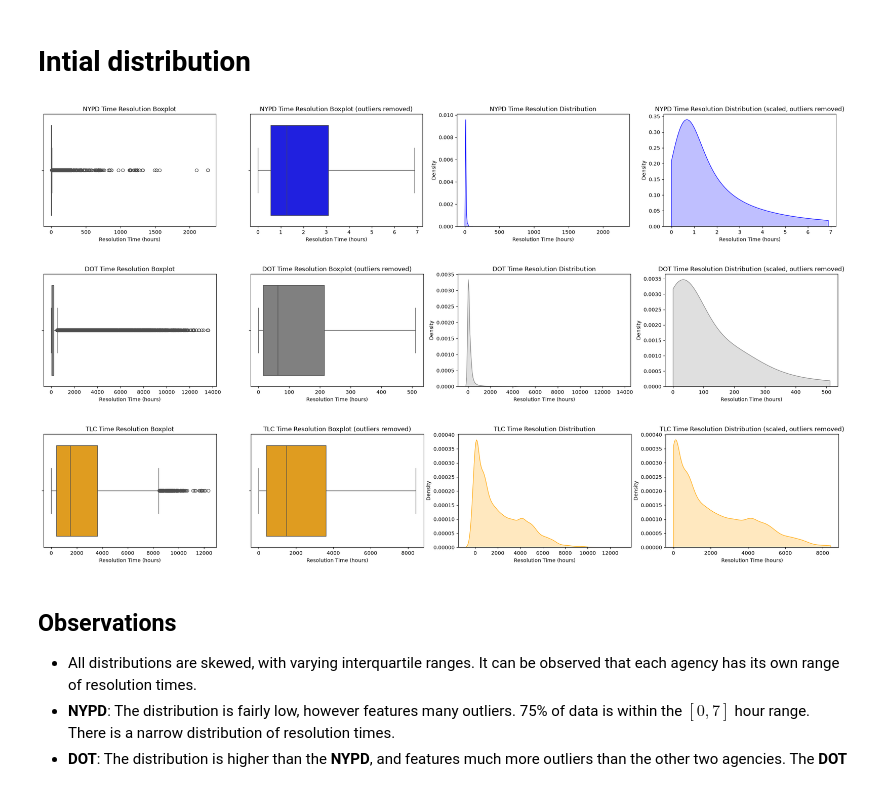
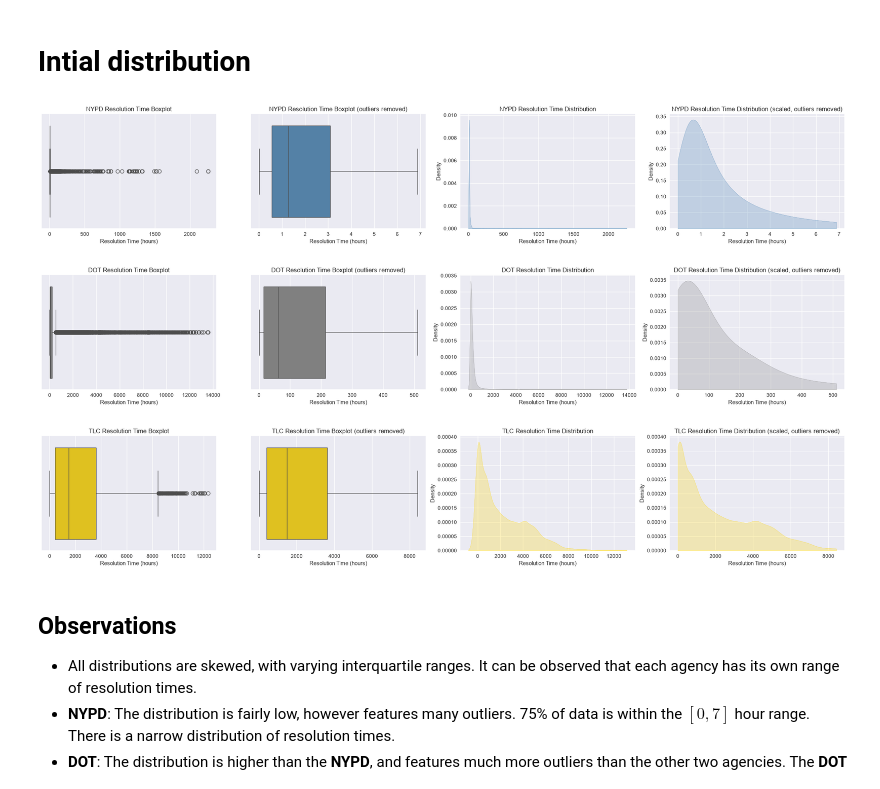
Before and after one commit to luisjaco/nyc-311, a Jupyter notebook: notebooks/exploratory_data_analysis.ipynb, the cells around one changed output. Drawn from its saved outputs; the diff is of its cells as text; code cells hidden in the pictures.

```diff
--- a/notebooks/exploratory_data_analysis.ipynb
+++ b/notebooks/exploratory_data_analysis.ipynb
@@ -17,6 +17,8 @@ import numpy as np
 import matplotlib.pyplot as plt
 import pandas as pd
 import seaborn as sns
+
+plt.style.use('seaborn-v0_8')
 # %%
 # grab data
 df = pd.read_csv('../data/nyc311_2025.csv', index_col='id')
@@ -197,18 +210,18 @@ def plot_time_resolution_dist(agency, agency_name, c):
 
     # boxplot with outliers
     sns.boxplot(data=agency, x='resolution_time', showfliers=True, color=c, ax=axes[0])
-    axes[0].set(title=f'{agency_name} Time Resolution Boxplot', xlabel='Resolution Time (hours)')
+    axes[0].set(title=f'{agency_name} Resolution Time Boxplot', xlabel='Resolution Time (hours)')
 
     # boxplot without outliers
     sns.boxplot(data=agency, x='resolution_time', showfliers=False, color=c, ax=axes[1])
-    axes[1].set(title=f'{agency_name} Time Resolution Boxplot (outliers removed)', xlabel='Resolution Time (hours)')
+    axes[1].set(title=f'{agency_name} Resolution Time Boxplot (outliers removed)', xlabel='Resolution Time (hours)')
 
     # distribution plot (scaled to boxplot min-max)
     sns.kdeplot(
         data=agency, x='resolution_time', fill=True, color=c,
         ax=axes[2]
     )
-    axes[2].set(title=f'{agency_name} Time Resolution Distribution', xlabel='Resolution Time (hours)')
+    axes[2].set(title=f'{agency_name} Resolution Time Distribution', xlabel='Resolution Time (hours)')
 
     # distribution plot (scaled to boxplot min-max)
     sns.kdeplot(
@@ -216,17 +229,17 @@ def plot_time_resolution_dist(agency, agency_name, c):
         clip=[0, agency.resolution_time.quantile(0.75) + 1.5*(agency.resolution_time.quantile(0.75) - agency.resolution_time.quantile(0.25))], # 0 (minimum) to boxplot maximum (q3 + 1.5*iqr)
         ax=axes[3]
     )
-    axes[3].set(title=f'{agency_name} Time Resolution Distribution (scaled, outliers removed)', xlabel='Resolution Time (hours)')
+    axes[3].set(title=f'{agency_name} Resolution Time Distribution (scaled, outliers removed)', xlabel='Resolution Time (hours)')
 
     plt.show()
 # %%
-plot_time_resolution_dist(nypd, 'NYPD', 'blue')
+plot_time_resolution_dist(nypd, 'NYPD', 'steelblue')
 plot_time_resolution_dist(dot, 'DOT', 'gray')
-plot_time_resolution_dist(tlc, 'TLC', 'orange')
+plot_time_resolution_dist(tlc, 'TLC', 'gold')
 # %% [output]
-[figure, old version]
+[figure, new version]
-[figure, old version]
+[figure, new version]
-[figure, old version]
+[figure, new version]
 # %% [markdown]
 ## Observations
 - All distributions are skewed, with varying interquartile ranges. It can be observed that each
```
Also changed, not shown: parts of 13 cells of this notebook, 2 other files.
